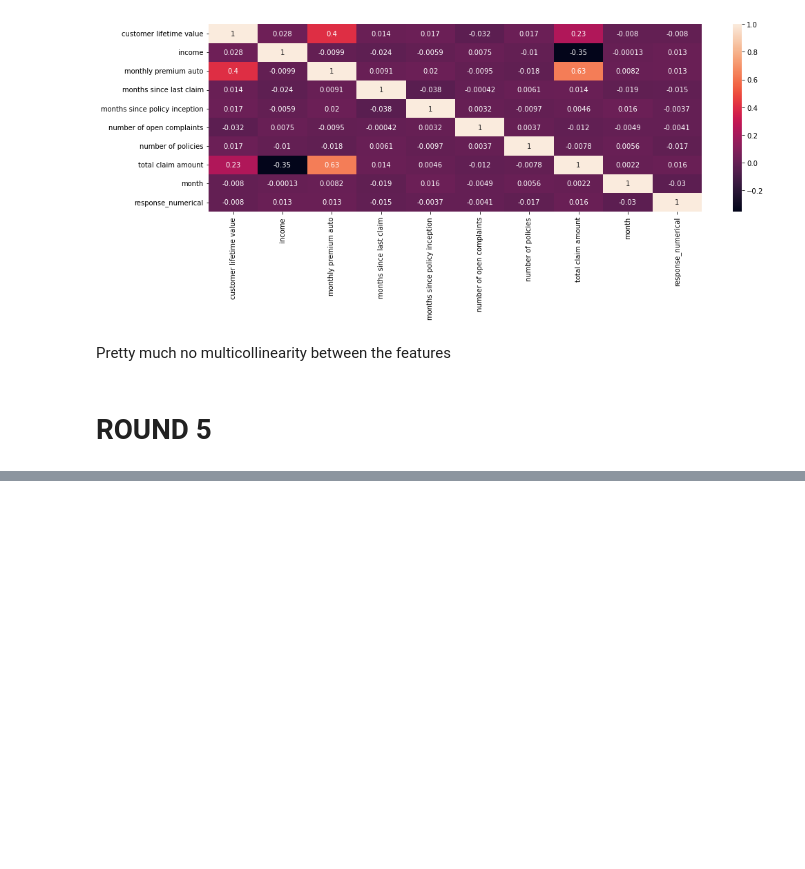
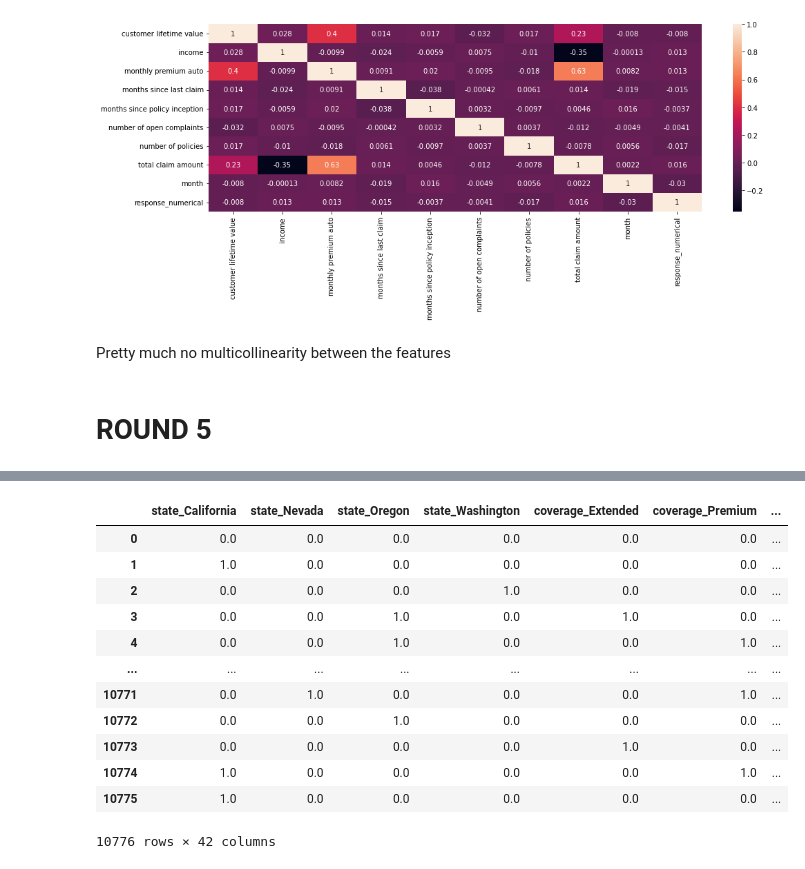
Before and after one commit to JPSittinger/lab-customer-analysis-round-2, a Jupyter notebook: files_for_lab/csv_files/Solution.ipynb, the cells around one changed output, grey strips where cells are left out. Saved outputs shown, nothing was run; the diff lists cells and outputs as text; code cells hidden in the pictures; blank space fills up the shorter version.

```diff
--- a/files_for_lab/csv_files/Solution.ipynb
+++ b/files_for_lab/csv_files/Solution.ipynb
@@ -605,0 +598,11 @@ pd.DataFrame(x_standardized, columns=X.columns)
+# %%
+# setting y to our target
+y = df['total claim amount']
+# putting everything else to x
+X = df.drop(['total claim amount'], axis=1)
+# %%
+# splitting X into numericals and categoricals
+X_num = X.select_dtypes(include=np.number)
+X_cat = X.select_dtypes(include=['object'])
+print(X_num.columns)
+print(X_cat.columns)
@@ -605,0 +663,26 @@ pd.DataFrame(x_standardized, columns=X.columns)
+# %%
+#OneHotEncoding the categorical values
+from sklearn.preprocessing import OneHotEncoder
+encoder2 = OneHotEncoder(drop='first').fit(X_cat)
+encoded = encoder2.transform(X_cat).toarray()
+encoded
+cols = encoder2.get_feature_names_out(input_features=X_cat.columns)
+cols
+# # Note: in version 1.0 and higher of sklearn this method is called 'get_feature_names_out()'
+# #cols
+onehot_encoded = pd.DataFrame(encoded, columns=cols)
+onehot_encoded
+# %% [output]
+|  | state_California | state_Nevada | state_Oregon | state_Washington | coverage_Extended | coverage_Premium | ... |
+| 0 | 0.0 | 0.0 | 0.0 | 0.0 | 0.0 | 0.0 | ... |
+| 1 | 1.0 | 0.0 | 0.0 | 0.0 | 0.0 | 0.0 | ... |
+| 2 | 0.0 | 0.0 | 0.0 | 1.0 | 0.0 | 0.0 | ... |
+| 3 | 0.0 | 0.0 | 1.0 | 0.0 | 1.0 | 0.0 | ... |
+| 4 | 0.0 | 0.0 | 1.0 | 0.0 | 0.0 | 1.0 | ... |
+| ... | ... | ... | ... | ... | ... | ... | ... |
+| 10771 | 0.0 | 1.0 | 0.0 | 0.0 | 0.0 | 1.0 | ... |
+| 10772 | 0.0 | 0.0 | 1.0 | 0.0 | 0.0 | 0.0 | ... |
+| 10773 | 0.0 | 0.0 | 0.0 | 0.0 | 1.0 | 0.0 | ... |
+| 10774 | 1.0 | 0.0 | 0.0 | 0.0 | 0.0 | 1.0 | ... |
+| 10775 | 1.0 | 0.0 | 0.0 | 0.0 | 0.0 | 0.0 | ... |
+10776 rows × 42 columns
```
Also changed, not shown: parts of 24 cells of this notebook, 3 other files.
